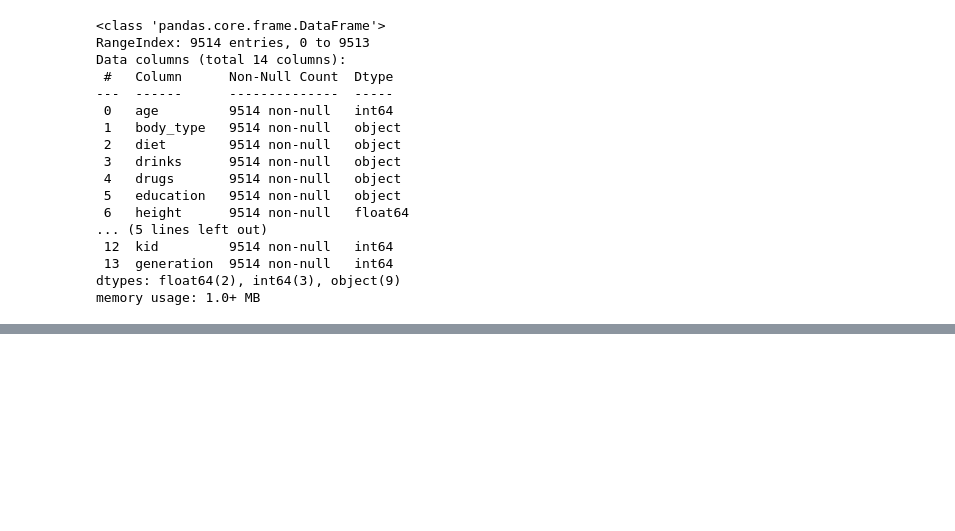
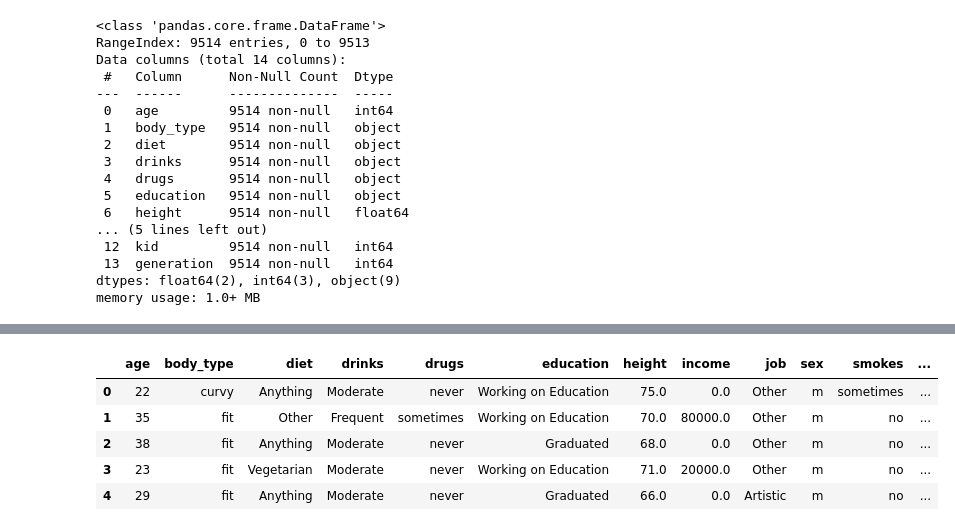
Before and after one commit to zafermesut/three-generations-seeking-romance-regression-classification, a Jupyter notebook: Project.ipynb, the cells around one changed output, grey strips where cells are left out. Saved outputs shown, nothing was run; the diff lists cells and outputs as text; code cells hidden in the pictures; blank space fills up the shorter version.

```diff
--- a/Project.ipynb
+++ b/Project.ipynb
@@ -450,0 +454,9 @@ r2_score(y_test, pred)
+# %%
+df.head()
+# %% [output]
+|  | age | body_type | diet | drinks | drugs | education | height | income | job | sex | smokes | ... |
+| 0 | 22 | curvy | Anything | Moderate | never | Working on Education | 75.0 | 0.0 | Other | m | sometimes | ... |
+| 1 | 35 | fit | Other | Frequent | sometimes | Working on Education | 70.0 | 80000.0 | Other | m | no | ... |
+| 2 | 38 | fit | Anything | Moderate | never | Graduated | 68.0 | 0.0 | Other | m | no | ... |
+| 3 | 23 | fit | Vegetarian | Moderate | never | Working on Education | 71.0 | 20000.0 | Other | m | no | ... |
+| 4 | 29 | fit | Anything | Moderate | never | Graduated | 66.0 | 0.0 | Artistic | m | no | ... |
```
Also changed, not shown: parts of 17 cells of this notebook, 1 other file.
